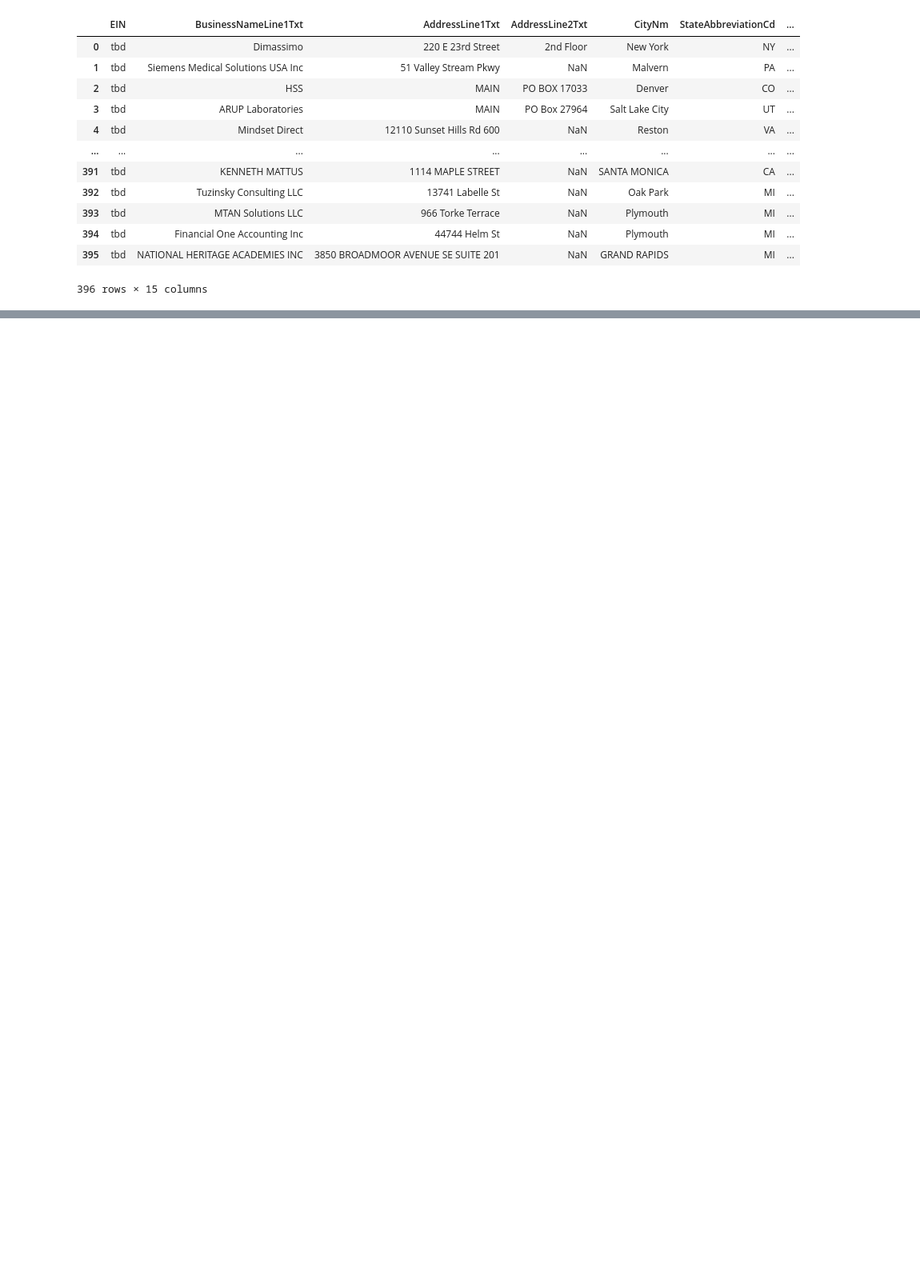
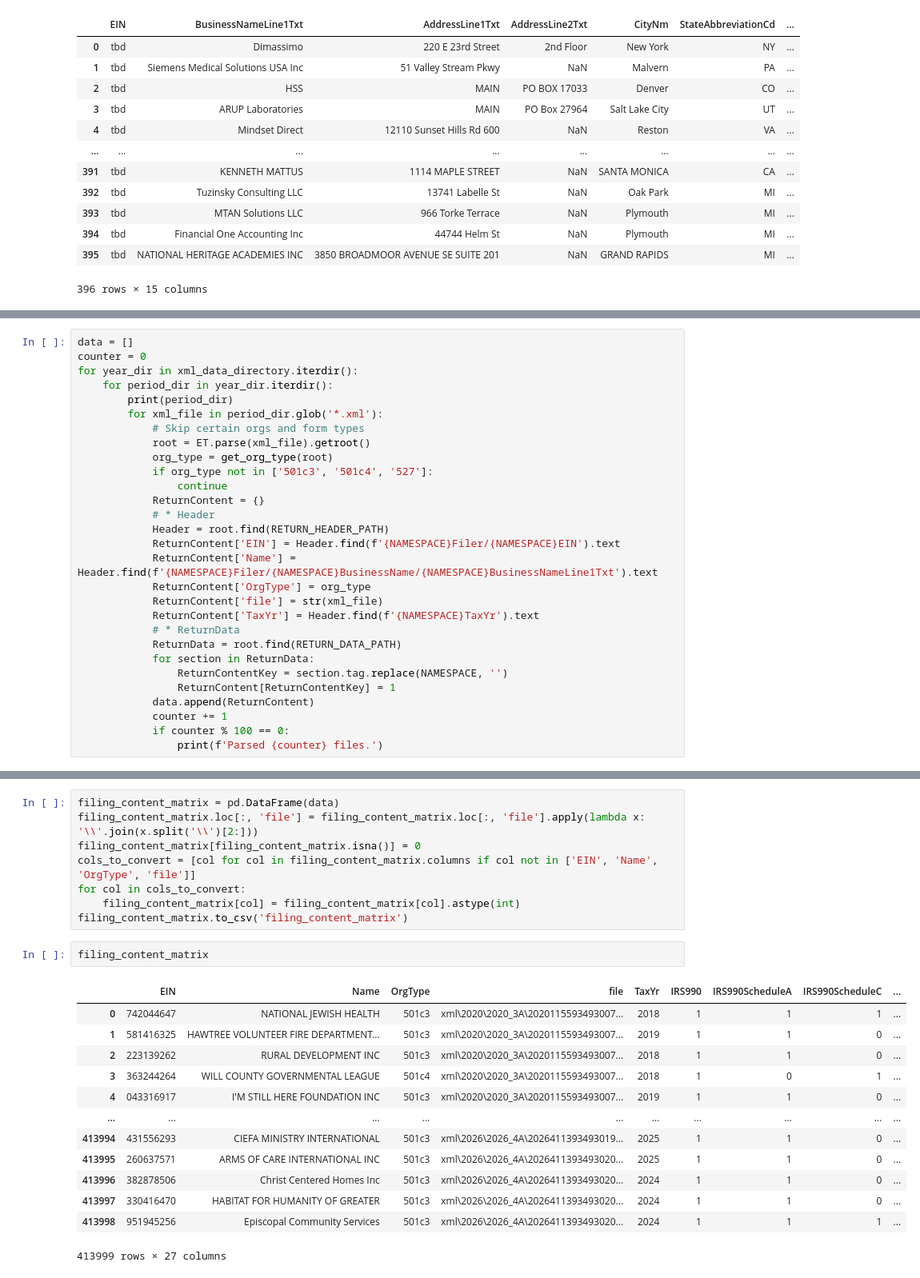
Before and after one commit to ChrisPleman/influence-network, a Jupyter notebook: Nonprofits/inspect_form990_parser.ipynb, the cells around one changed output, grey strips where cells are left out. Shown at 80% size. Saved outputs shown, nothing was run; the diff lists cells and outputs as text; blank space fills up the shorter version.

```diff
--- a/Nonprofits/inspect_form990_parser.ipynb
+++ b/Nonprofits/inspect_form990_parser.ipynb
@@ -167,0 +254,29 @@ TypeError:
+# %%
+data = []
+counter = 0
+for year_dir in xml_data_directory.iterdir():
+    for period_dir in year_dir.iterdir():
+        print(period_dir)
+        for xml_file in period_dir.glob('*.xml'):
+            # Skip certain orgs and form types
+            root = ET.parse(xml_file).getroot()
+            org_type = get_org_type(root)
+            if org_type not in ['501c3', '501c4', '527']:
+                continue
+            ReturnContent = {}
+            # * Header
+            Header = root.find(RETURN_HEADER_PATH)
+            ReturnContent['EIN'] = Header.find(f'{NAMESPACE}Filer/{NAMESPACE}EIN').text
+            ReturnContent['Name'] = Header.find(f'{NAMESPACE}Filer/{NAMESPACE}BusinessName/{NAMESPACE}BusinessNameLine1Txt').text
+            ReturnContent['OrgType'] = org_type
+            ReturnContent['file'] = str(xml_file)
+            ReturnContent['TaxYr'] = Header.find(f'{NAMESPACE}TaxYr').text
+            # * ReturnData
+            ReturnData = root.find(RETURN_DATA_PATH)
+            for section in ReturnData:
+                ReturnContentKey = section.tag.replace(NAMESPACE, '')
+                ReturnContent[ReturnContentKey] = 1
+            data.append(ReturnContent)
+            counter += 1
+            if counter % 100 == 0:
+                print(f'Parsed {counter} files.')
@@ -167,0 +301,24 @@ TypeError:
+# %%
+filing_content_matrix = pd.DataFrame(data)
+filing_content_matrix.loc[:, 'file'] = filing_content_matrix.loc[:, 'file'].apply(lambda x: '\\'.join(x.split('\\')[2:]))
+filing_content_matrix[filing_content_matrix.isna()] = 0
+cols_to_convert = [col for col in filing_content_matrix.columns if col not in ['EIN', 'Name', 'OrgType', 'file']]
+for col in cols_to_convert:
+    filing_content_matrix[col] = filing_content_matrix[col].astype(int)
+filing_content_matrix.to_csv('filing_content_matrix')
+# %%
+filing_content_matrix
+# %% [output]
+|  | EIN | Name | OrgType | file | TaxYr | IRS990 | IRS990ScheduleA | IRS990ScheduleC | ... |
+| 0 | 742044647 | NATIONAL JEWISH HEALTH | 501c3 | xml\2020\2020_3A\2020115593493007... | 2018 | 1 | 1 | 1 | ... |
+| 1 | 581416325 | HAWTREE VOLUNTEER FIRE DEPARTMENT... | 501c3 | xml\2020\2020_3A\2020115593493007... | 2019 | 1 | 1 | 0 | ... |
+| 2 | 223139262 | RURAL DEVELOPMENT INC | 501c3 | xml\2020\2020_3A\2020115593493007... | 2018 | 1 | 1 | 0 | ... |
+| 3 | 363244264 | WILL COUNTY GOVERNMENTAL LEAGUE | 501c4 | xml\2020\2020_3A\2020115593493007... | 2018 | 1 | 0 | 1 | ... |
+| 4 | 043316917 | I'M STILL HERE FOUNDATION INC | 501c3 | xml\2020\2020_3A\2020115593493007... | 2019 | 1 | 1 | 0 | ... |
+| ... | ... | ... | ... | ... | ... | ... | ... | ... | ... |
+| 413994 | 431556293 | CIEFA MINISTRY INTERNATIONAL | 501c3 | xml\2026\2026_4A\2026411393493019... | 2025 | 1 | 1 | 0 | ... |
+| 413995 | 260637571 | ARMS OF CARE INTERNATIONAL INC | 501c3 | xml\2026\2026_4A\2026411393493020... | 2025 | 1 | 1 | 0 | ... |
+| 413996 | 382878506 | Christ Centered Homes Inc | 501c3 | xml\2026\2026_4A\2026411393493020... | 2024 | 1 | 1 | 0 | ... |
+| 413997 | 330416470 | HABITAT FOR HUMANITY OF GREATER | 501c3 | xml\2026\2026_4A\2026411393493020... | 2024 | 1 | 1 | 0 | ... |
+| 413998 | 951945256 | Episcopal Community Services | 501c3 | xml\2026\2026_4A\2026411393493020... | 2024 | 1 | 1 | 1 | ... |
+413999 rows × 27 columns
```
Also changed, not shown: parts of 10 cells of this notebook.
